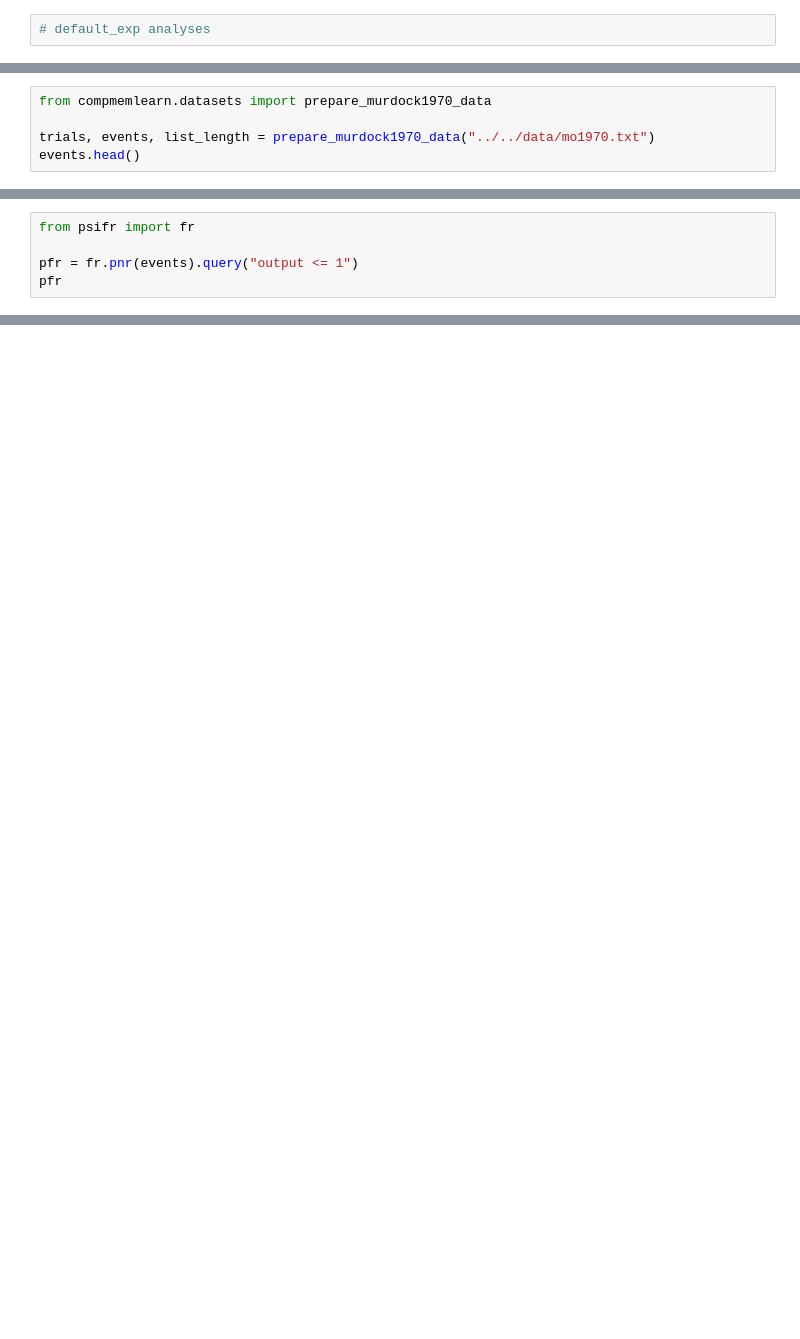
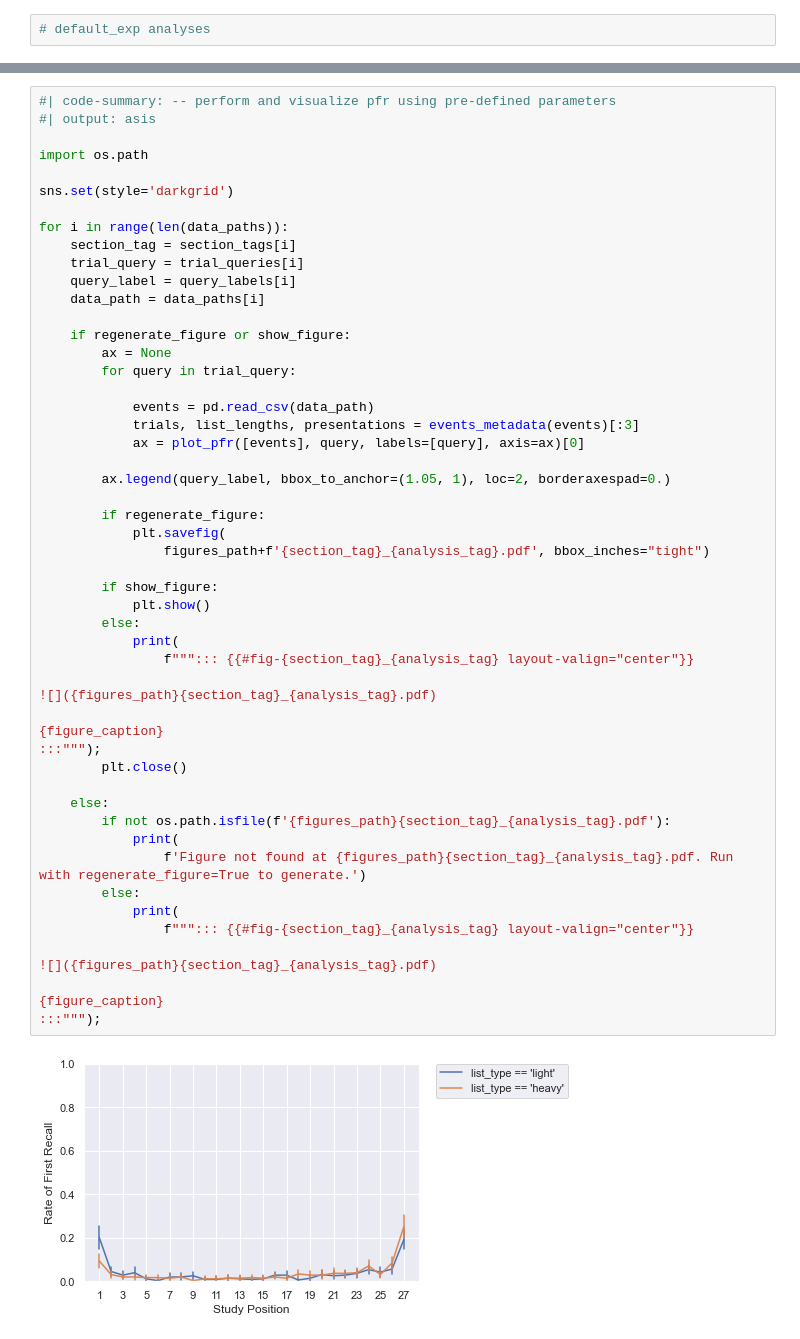
Before and after one commit to githubpsyche/compmemlearn, a Jupyter notebook: library/analyses/Probability_of_First_Recall.ipynb, the cells around one changed output, grey strips where cells are left out. Cells and saved outputs as stored; diff of their text form; blank space fills up the shorter version.

```diff
--- a/library/analyses/Probability_of_First_Recall.ipynb
+++ b/library/analyses/Probability_of_First_Recall.ipynb
@@ -10,5 +2,0 @@ As a reminder, in this dataset each of 72 undergraduates was given 20 test lists
-# %%
-from compmemlearn.datasets import prepare_murdock1970_data
-
-trials, events, list_length = prepare_murdock1970_data("../../data/mo1970.txt")
-events.head()
@@ -27,5 +2,0 @@ We can usually rely on the `psifr` library to generate `pandas` DataFrames conta
-# %%
-from psifr import fr
-
-pfr = fr.pnr(events).query("output <= 1")
-pfr
@@ -185,0 +122,54 @@ plot_pfr([events], 'subject > -1', axis=axis);
+# %%
+#| code-summary: -- perform and visualize pfr using pre-defined parameters
+#| output: asis
+
+import os.path
+
+sns.set(style='darkgrid')
+
+for i in range(len(data_paths)):
+    section_tag = section_tags[i]
+    trial_query = trial_queries[i]
+    query_label = query_labels[i]
+    data_path = data_paths[i]
+
+    if regenerate_figure or show_figure:
+        ax = None
+        for query in trial_query:
+
+            events = pd.read_csv(data_path)
+            trials, list_lengths, presentations = events_metadata(events)[:3]
+            ax = plot_pfr([events], query, labels=[query], axis=ax)[0]
+
+        ax.legend(query_label, bbox_to_anchor=(1.05, 1), loc=2, borderaxespad=0.)
+
+        if regenerate_figure:
+            plt.savefig(
+                figures_path+f'{section_tag}_{analysis_tag}.pdf', bbox_inches="tight")
+
+        if show_figure:
+            plt.show()
+        else:
+            print(
+                f"""::: {{#fig-{section_tag}_{analysis_tag} layout-valign="center"}}
+
+![]({figures_path}{section_tag}_{analysis_tag}.pdf)
+
+{figure_caption}
+:::""");
+        plt.close()
+
+    else:
+        if not os.path.isfile(f'{figures_path}{section_tag}_{analysis_tag}.pdf'):
+            print(
+                f'Figure not found at {figures_path}{section_tag}_{analysis_tag}.pdf. Run with regenerate_figure=True to generate.')
+        else:
+            print(
+                f"""::: {{#fig-{section_tag}_{analysis_tag} layout-valign="center"}}
+
+![]({figures_path}{section_tag}_{analysis_tag}.pdf)
+
+{figure_caption}
+:::""");
+# %% [output]
+[figure, added]
```
Also changed, not shown: parts of 19 cells of this notebook, 39 other files.
